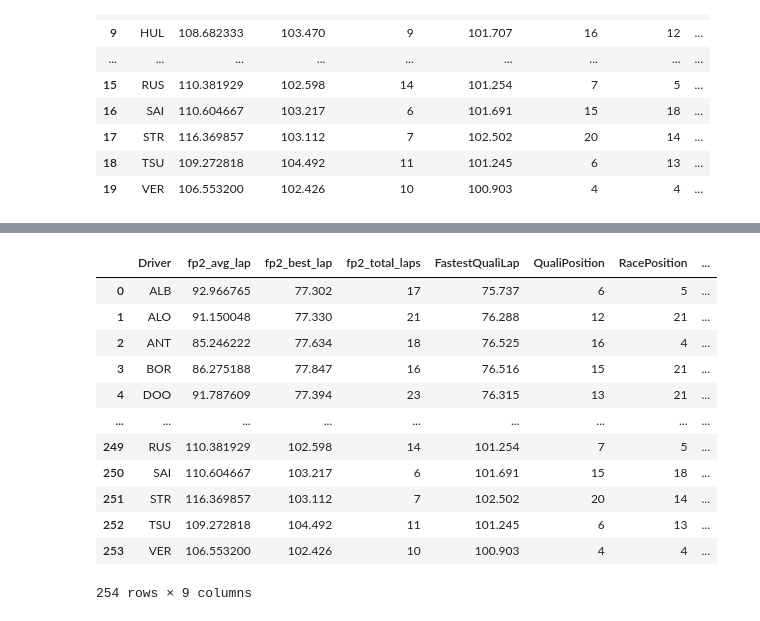
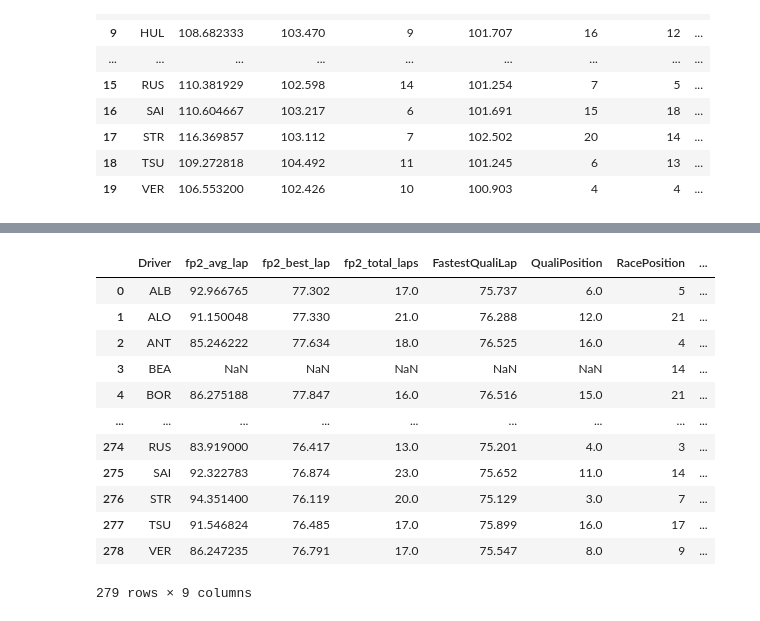
Before and after one commit to ipolishc22/f1-podium-predictor, a Jupyter notebook: notebooks/data_collection.ipynb, the cells around one changed output, grey strips where cells are left out. Saved outputs shown, nothing was run; the diff lists cells and outputs as text; code cells hidden in the pictures.

```diff
--- a/notebooks/data_collection.ipynb
+++ b/notebooks/data_collection.ipynb
@@ -807,9 +987,9 @@ df_quali_12 = extract_session_data(2025, "Silverstone", "Q")
 fp2_clean_12 = clean_session_data(df_fp2_12)
 quali_clean_12 = clean_session_data(df_quali_12)
 
-fp2_features_12 = extract_fp2_features(fp2_clean_12)
+fp2_features_12_raw = extract_fp2_features(fp2_clean_12)
+fp2_features_12_raw = fp2_features_12_raw.drop_duplicates(subset="Driver", keep="first")
 
-quali_features_12 = extract_quali_features(quali_clean_12)
 
 manual_positions_12 = {'NOR': [1, False],
                        'PIA': [2, False],
@@ -832,7 +1012,24 @@ manual_positions_12 = {'NOR': [1, False],
                        'LAW': [21, True],
                        'COL': [21, True]}
 
-race_df_12 = assemble_race_dataset(fp2_features_12, quali_features_12, manual_positions_12)
+
+fp2_features_12 = pd.DataFrame({'Driver': list(manual_positions_12.keys())})
+fp2_features_12 = fp2_features_12.merge(fp2_features_12_raw, on='Driver', how='left')
+
+quali_features_12 = extract_quali_features(quali_clean_12)
+
+quali_features_12_raw = extract_quali_features(quali_clean_12)
+quali_features_12 = pd.DataFrame({'Driver': list(manual_positions_12.keys())})
+quali_features_12 = quali_features_12.merge(quali_features_12_raw, on='Driver', how='left')
+
+
+race_df_12 = fp2_features_12.merge(quali_features_12, on="Driver", how="outer")
+
+# Add manual position + DNF flags
+manual_df = pd.DataFrame.from_dict(manual_positions_12, orient='index').reset_index()
+manual_df.columns = ['Driver', 'RacePosition', 'DNF']
+race_df_12 = race_df_12.merge(manual_df, on="Driver", how="left")
+
 race_df_12["grand_prix"] = "Silverstone"
 race_df_12
 # %% [output]
@@ -941,19 +1155,3 @@ core           INFO     Finished loading data for 20 drivers: ['4', '81', '16',
 | 17 | STR | 116.369857 | 103.112 | 7 | 102.502 | 20 | 14 | ... |
 | 18 | TSU | 109.272818 | 104.492 | 11 | 101.245 | 6 | 13 | ... |
 | 19 | VER | 106.553200 | 102.426 | 10 | 100.903 | 4 | 4 | ... |
-# %%
-# Belgium GP 2025 (Round 13)
-# This cell was made before the race so it excludes the race finish data
-df_fp2_13 = extract_session_data(2025, "Belgium", "FP1")
-df_quali_13 = extract_session_data(2025, "Belgium", "Q")
-
-fp2_clean_13 = clean_session_data(df_fp2_13)
-quali_clean_13 = clean_session_data(df_quali_13)
-
-fp2_features_13 = extract_fp2_features(fp2_clean_13)
-
-quali_features_13 = extract_quali_features(quali_clean_13)
-
-race_df_13 = assemble_race_dataset_pre_race(fp2_features_13, quali_features_13)
-race_df_13["grand_prix"] = "Belgium"
-race_df_13
@@ -1033,34 +1246,35 @@ race_df_14.to_csv("../data/hungary_dataset_2025_.csv", index=False)
 # %%
-# master dataset excludes the most recent race, Belgian GP
+# master dataset excludes the most recent race, Dutch GP
 master_df = pd.concat([
     race_df_1,
     race_df_2,
     race_df_3,
     race_df_4,
     race_df_5,
     race_df_6,
     race_df_7,
     race_df_8,
     race_df_9,
     race_df_10,
     race_df_11,
     race_df_12,
-    race_df_13
+    race_df_13,
+    race_df_14
 ], ignore_index=True)
 
 master_df
 # %% [output]
 |  | Driver | fp2_avg_lap | fp2_best_lap | fp2_total_laps | FastestQualiLap | QualiPosition | RacePosition | ... |
-| 0 | ALB | 92.966765 | 77.302 | 17 | 75.737 | 6 | 5 | ... |
-| 1 | ALO | 91.150048 | 77.330 | 21 | 76.288 | 12 | 21 | ... |
-| 2 | ANT | 85.246222 | 77.634 | 18 | 76.525 | 16 | 4 | ... |
-| 3 | BOR | 86.275188 | 77.847 | 16 | 76.516 | 15 | 21 | ... |
-| 4 | DOO | 91.787609 | 77.394 | 23 | 76.315 | 13 | 21 | ... |
+| 0 | ALB | 92.966765 | 77.302 | 17.0 | 75.737 | 6.0 | 5 | ... |
+| 1 | ALO | 91.150048 | 77.330 | 21.0 | 76.288 | 12.0 | 21 | ... |
+| 2 | ANT | 85.246222 | 77.634 | 18.0 | 76.525 | 16.0 | 4 | ... |
+| 3 | BEA | NaN | NaN | NaN | NaN | NaN | 14 | ... |
+| 4 | BOR | 86.275188 | 77.847 | 16.0 | 76.516 | 15.0 | 21 | ... |
 | ... | ... | ... | ... | ... | ... | ... | ... | ... |
-| 249 | RUS | 110.381929 | 102.598 | 14 | 101.254 | 7 | 5 | ... |
-| 250 | SAI | 110.604667 | 103.217 | 6 | 101.691 | 15 | 18 | ... |
-| 251 | STR | 116.369857 | 103.112 | 7 | 102.502 | 20 | 14 | ... |
-| 252 | TSU | 109.272818 | 104.492 | 11 | 101.245 | 6 | 13 | ... |
-| 253 | VER | 106.553200 | 102.426 | 10 | 100.903 | 4 | 4 | ... |
+| 274 | RUS | 83.919000 | 76.417 | 13.0 | 75.201 | 4.0 | 3 | ... |
+| 275 | SAI | 92.322783 | 76.874 | 23.0 | 75.652 | 11.0 | 14 | ... |
+| 276 | STR | 94.351400 | 76.119 | 20.0 | 75.129 | 3.0 | 7 | ... |
+| 277 | TSU | 91.546824 | 76.485 | 17.0 | 75.899 | 16.0 | 17 | ... |
+| 278 | VER | 86.247235 | 76.791 | 17.0 | 75.547 | 8.0 | 9 | ... |
-254 rows × 9 columns
+279 rows × 9 columns
 # %%
```
Also changed, not shown: parts of 17 cells of this notebook, 1 other file.
